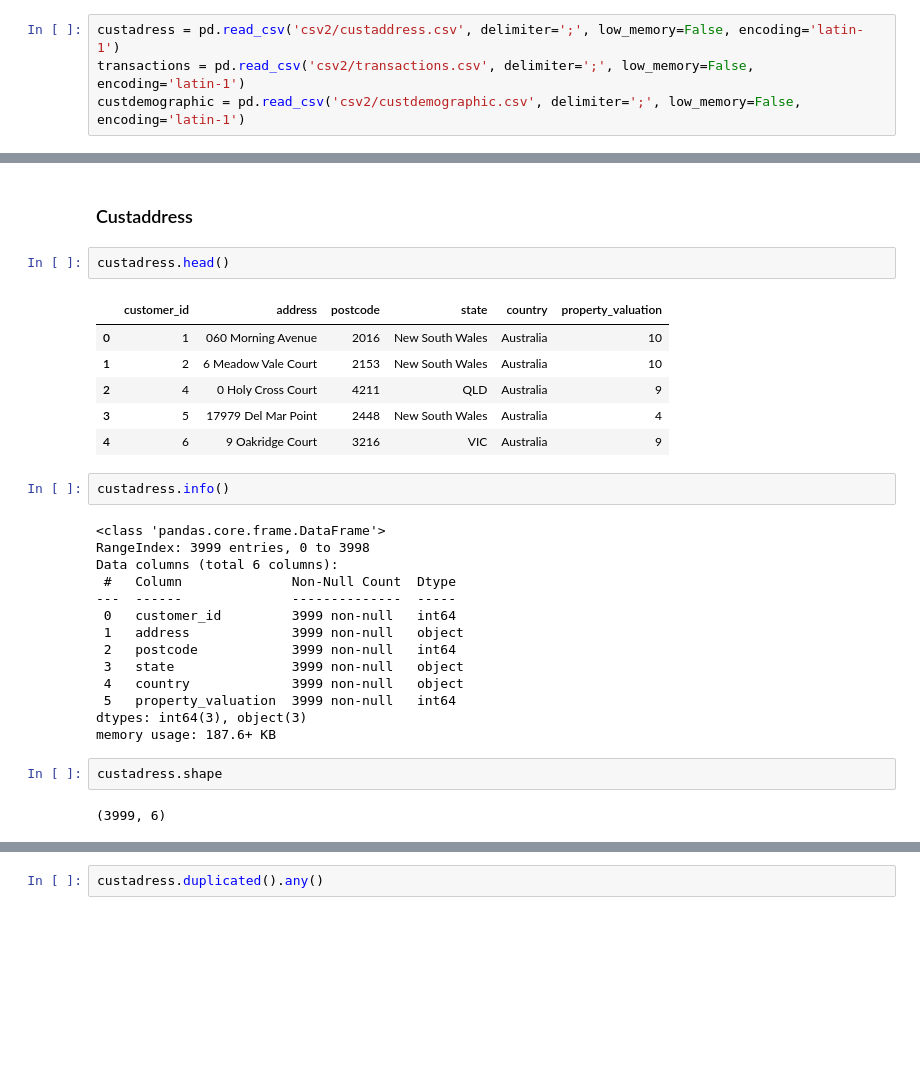
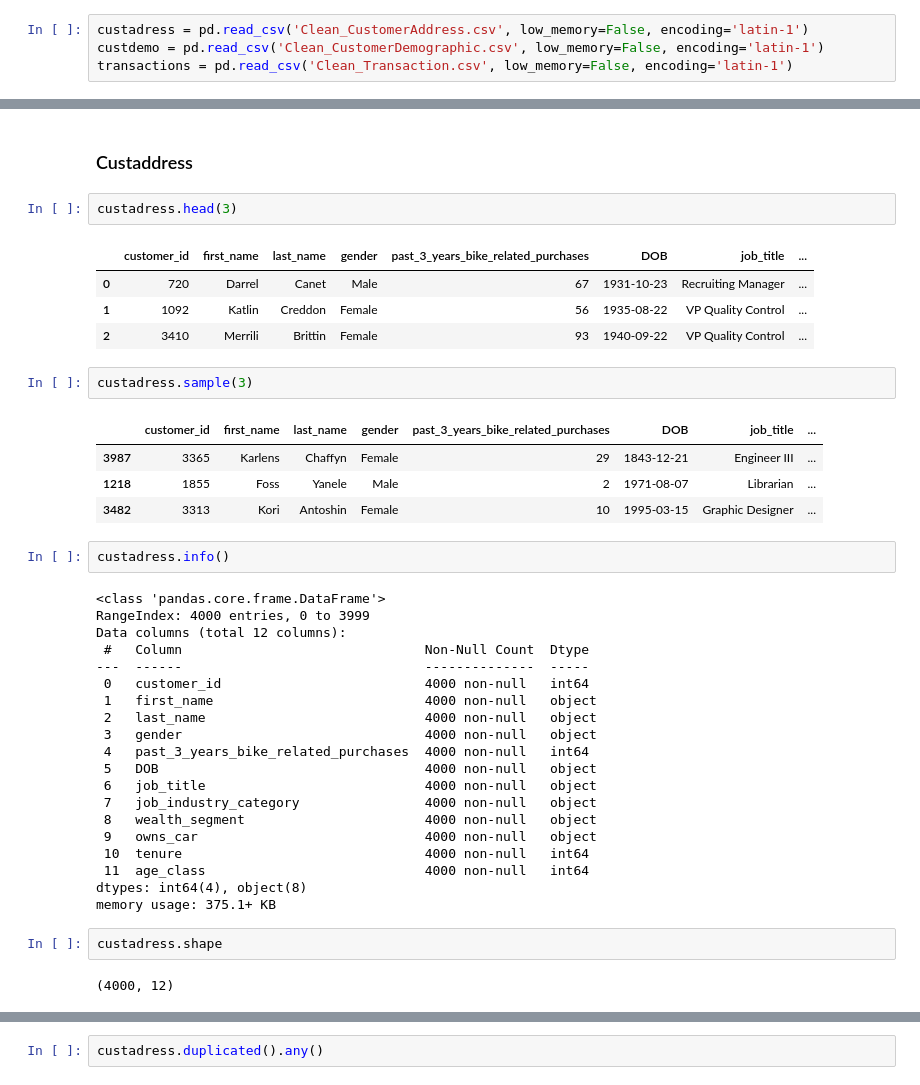
Before and after one commit to kintan-pitaloka/KPMG-VIX, a Jupyter notebook: KPMG AU - TASK2.ipynb, the cells around one changed output, grey strips where cells are left out. Drawn from its saved outputs; the diff is of its cells as text; blank space fills up the shorter version.

```diff
--- a/KPMG AU - TASK2.ipynb
+++ b/KPMG AU - TASK2.ipynb
@@ -34,8 +20,8 @@ import matplotlib.pyplot as plt
 import warnings
 warnings.simplefilter("ignore")
 # %%
-custadress = pd.read_csv('csv2/custaddress.csv', delimiter=';', low_memory=False, encoding='latin-1')
-transactions = pd.read_csv('csv2/transactions.csv', delimiter=';', low_memory=False, encoding='latin-1')
-custdemographic = pd.read_csv('csv2/custdemographic.csv', delimiter=';', low_memory=False, encoding='latin-1')
+custadress = pd.read_csv('Clean_CustomerAddress.csv', low_memory=False, encoding='latin-1')
+custdemo = pd.read_csv('Clean_CustomerDemographic.csv', low_memory=False, encoding='latin-1')
+transactions = pd.read_csv('Clean_Transaction.csv', low_memory=False, encoding='latin-1')
 # %% [markdown]
 at here we have 4 dataframes to recognize
@@ -42,34 +74,45 @@ at here we have 4 dataframes to recognize
 # %% [markdown]
 ### Custaddress
 # %%
-custadress.head()
+custadress.head(3)
 # %% [output]
-|  | customer_id | address | postcode | state | country | property_valuation |
-| 0 | 1 | 060 Morning Avenue | 2016 | New South Wales | Australia | 10 |
-| 1 | 2 | 6 Meadow Vale Court | 2153 | New South Wales | Australia | 10 |
-| 2 | 4 | 0 Holy Cross Court | 4211 | QLD | Australia | 9 |
-| 3 | 5 | 17979 Del Mar Point | 2448 | New South Wales | Australia | 4 |
-| 4 | 6 | 9 Oakridge Court | 3216 | VIC | Australia | 9 |
+|  | customer_id | first_name | last_name | gender | past_3_years_bike_related_purchases | DOB | job_title | ... |
+| 0 | 720 | Darrel | Canet | Male | 67 | 1931-10-23 | Recruiting Manager | ... |
+| 1 | 1092 | Katlin | Creddon | Female | 56 | 1935-08-22 | VP Quality Control | ... |
+| 2 | 3410 | Merrili | Brittin | Female | 93 | 1940-09-22 | VP Quality Control | ... |
+# %%
+custadress.sample(3)
+# %% [output]
+|  | customer_id | first_name | last_name | gender | past_3_years_bike_related_purchases | DOB | job_title | ... |
+| 3987 | 3365 | Karlens | Chaffyn | Female | 29 | 1843-12-21 | Engineer III | ... |
+| 1218 | 1855 | Foss | Yanele | Male | 2 | 1971-08-07 | Librarian | ... |
+| 3482 | 3313 | Kori | Antoshin | Female | 10 | 1995-03-15 | Graphic Designer | ... |
 # %%
 custadress.info()
 # %% [output]
 <class 'pandas.core.frame.DataFrame'>
-RangeIndex: 3999 entries, 0 to 3998
-Data columns (total 6 columns):
- #   Column              Non-Null Count  Dtype
----  ------              --------------  -----
- 0   customer_id         3999 non-null   int64
- 1   address             3999 non-null   object
- 2   postcode            3999 non-null   int64
- 3   state               3999 non-null   object
- 4   country             3999 non-null   object
- 5   property_valuation  3999 non-null   int64
-dtypes: int64(3), object(3)
-memory usage: 187.6+ KB
+RangeIndex: 4000 entries, 0 to 3999
+Data columns (total 12 columns):
+ #   Column                               Non-Null Count  Dtype
+---  ------                               --------------  -----
+ 0   customer_id                          4000 non-null   int64
+ 1   first_name                           4000 non-null   object
+ 2   last_name                            4000 non-null   object
+ 3   gender                               4000 non-null   object
+ 4   past_3_years_bike_related_purchases  4000 non-null   int64
+ 5   DOB                                  4000 non-null   object
+ 6   job_title                            4000 non-null   object
+ 7   job_industry_category                4000 non-null   object
+ 8   wealth_segment                       4000 non-null   object
+ 9   owns_car                             4000 non-null   object
+ 10  tenure                               4000 non-null   int64
+ 11  age_class                            4000 non-null   int64
+dtypes: int64(4), object(8)
+memory usage: 375.1+ KB
 # %%
 custadress.shape
 # %% [output]
-(3999, 6)
+(4000, 12)
 # %%
 custadress.describe()
 # %% [output]
```
Also changed, not shown: parts of 172 cells of this notebook.
